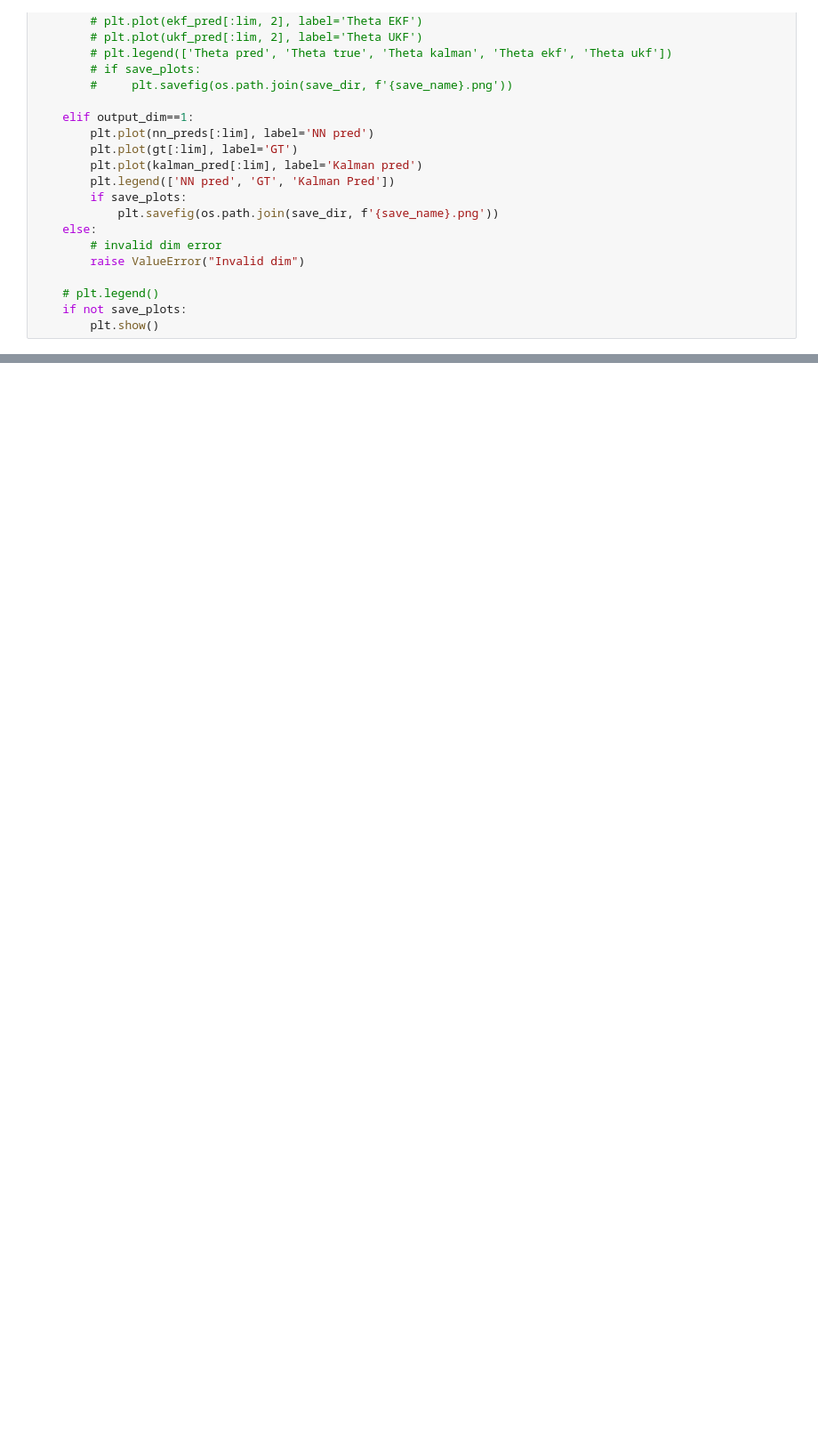
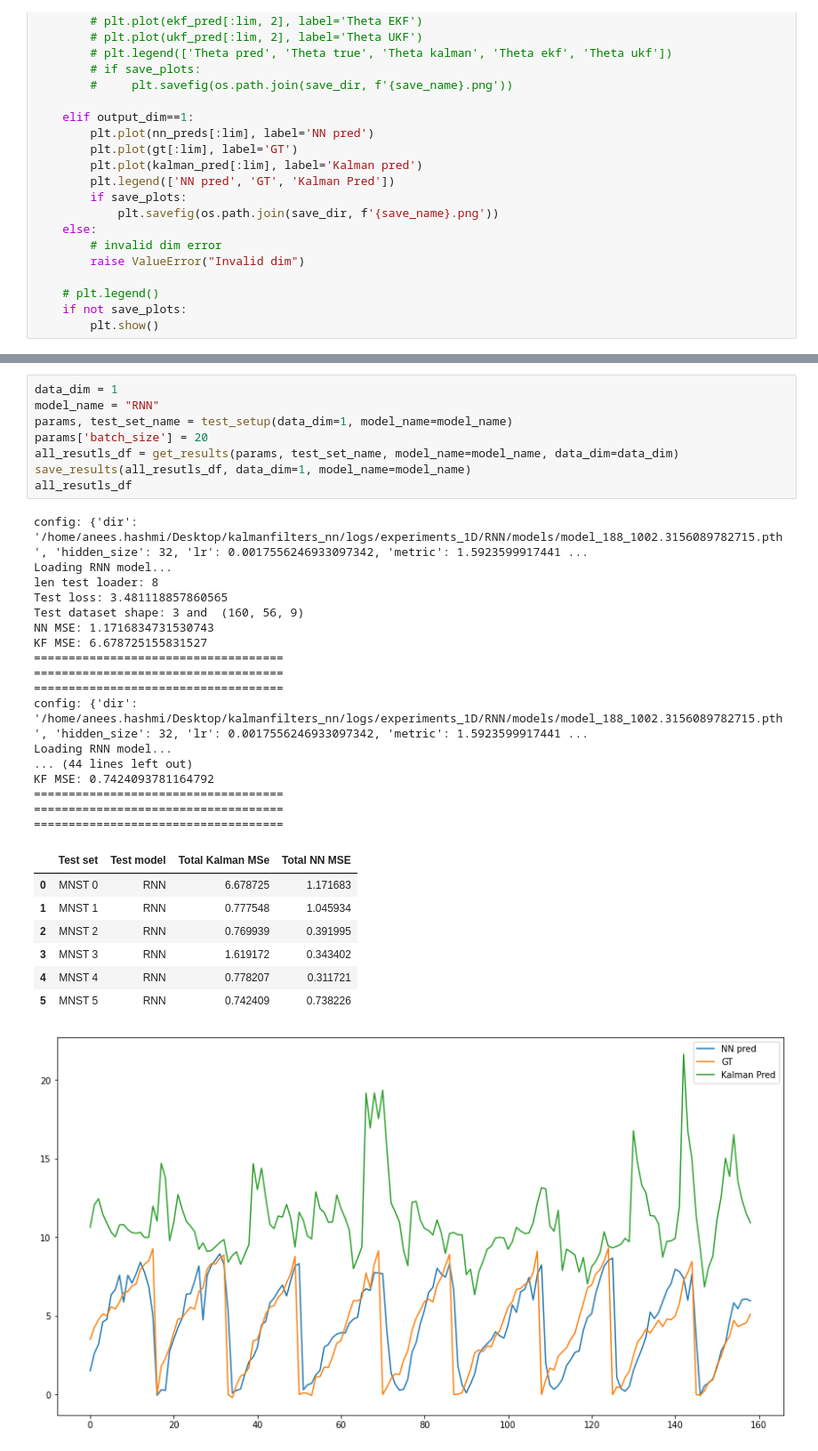
Before and after one commit to aneesurhashmi/kalmanfilters_nn, a Jupyter notebook: test.ipynb, the cells around one changed output, grey strips where cells are left out. Shown at 89% size. Drawn from its saved outputs; the diff is of its cells as text; blank space fills up the shorter version.

```diff
--- a/test.ipynb
+++ b/test.ipynb
@@ -656,0 +580,34 @@ pd.concat([lstm_2d_results_df, rnn_2d_results_df]).set_index(['Test model', 'Tes
+# %%
+data_dim = 1
+model_name = "RNN"
+params, test_set_name = test_setup(data_dim=1, model_name=model_name)
+params['batch_size'] = 20
+all_resutls_df = get_results(params, test_set_name, model_name=model_name, data_dim=data_dim)
+save_results(all_resutls_df, data_dim=1, model_name=model_name)
+all_resutls_df
+# %% [output]
+config: {'dir': '/home/anees.hashmi/Desktop/kalmanfilters_nn/logs/experiments_1D/RNN/models/model_188_1002.3156089782715.pth', 'hidden_size': 32, 'lr': 0.0017556246933097342, 'metric': 1.5923599917441 ...
+Loading RNN model...
+len test loader: 8
+Test loss: 3.481118857860565
+Test dataset shape: 3 and  (160, 56, 9)
+NN MSE: 1.1716834731530743
+KF MSE: 6.678725155831527
+====================================
+====================================
+====================================
+config: {'dir': '/home/anees.hashmi/Desktop/kalmanfilters_nn/logs/experiments_1D/RNN/models/model_188_1002.3156089782715.pth', 'hidden_size': 32, 'lr': 0.0017556246933097342, 'metric': 1.5923599917441 ...
+Loading RNN model...
+... (44 lines left out)
+KF MSE: 0.7424093781164792
+====================================
+====================================
+====================================
+|  | Test set | Test model | Total Kalman MSe | Total NN MSE |
+| 0 | MNST 0 | RNN | 6.678725 | 1.171683 |
+| 1 | MNST 1 | RNN | 0.777548 | 1.045934 |
+| 2 | MNST 2 | RNN | 0.769939 | 0.391995 |
+| 3 | MNST 3 | RNN | 1.619172 | 0.343402 |
+| 4 | MNST 4 | RNN | 0.778207 | 0.311721 |
+| 5 | MNST 5 | RNN | 0.742409 | 0.738226 |
+[figure, added]
```
Also changed, not shown: parts of 41 cells of this notebook, 42 other files.
